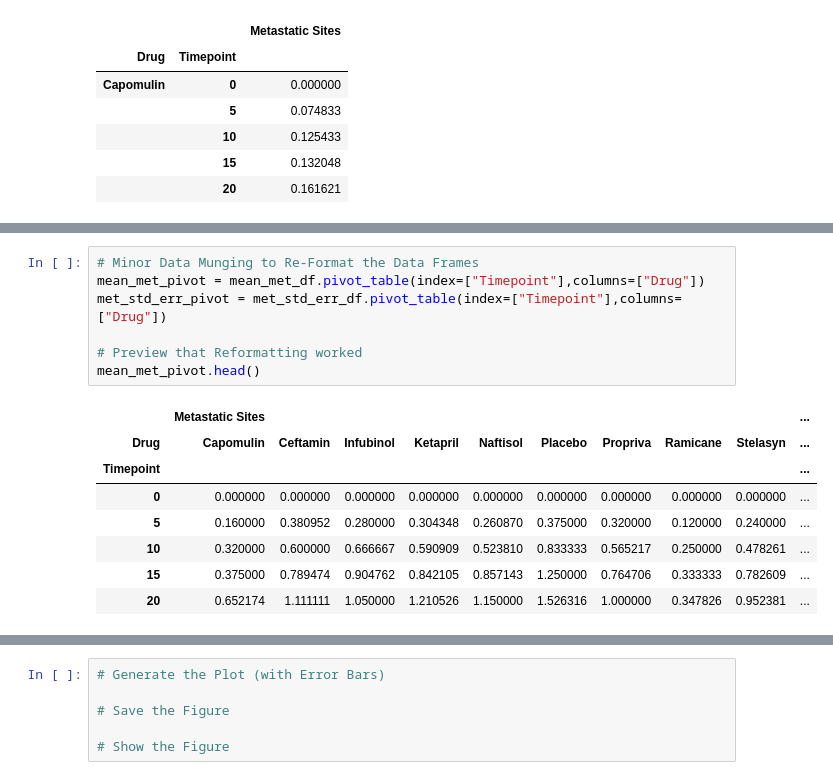
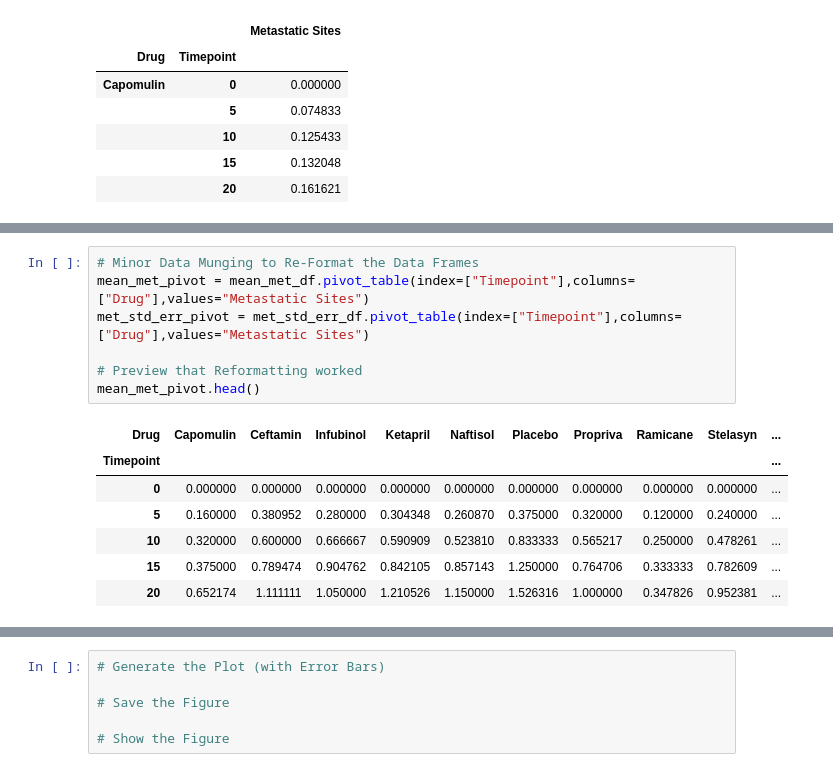
Before and after one commit to efrisch6/matplotlib-challenge, a Jupyter notebook: Pymaceuticals/pymaceuticals_starter.ipynb, the cells around one changed output, grey strips where cells are left out. Saved outputs shown, nothing was run; the diff lists cells and outputs as text.

```diff
--- a/Pymaceuticals/pymaceuticals_starter.ipynb
+++ b/Pymaceuticals/pymaceuticals_starter.ipynb
@@ -196,12 +165,11 @@ met_std_err_df.head()
 # %%
 # Minor Data Munging to Re-Format the Data Frames
-mean_met_pivot = mean_met_df.pivot_table(index=["Timepoint"],columns=["Drug"])
-met_std_err_pivot = met_std_err_df.pivot_table(index=["Timepoint"],columns=["Drug"])
+mean_met_pivot = mean_met_df.pivot_table(index=["Timepoint"],columns=["Drug"],values="Metastatic Sites")
+met_std_err_pivot = met_std_err_df.pivot_table(index=["Timepoint"],columns=["Drug"],values="Metastatic Sites")
 
 # Preview that Reformatting worked
 mean_met_pivot.head()
 # %% [output]
-|  | Metastatic Sites |  |  |  |  |  |  |  |  | ... |
 | Drug | Capomulin | Ceftamin | Infubinol | Ketapril | Naftisol | Placebo | Propriva | Ramicane | Stelasyn | ... |
 | Timepoint |  |  |  |  |  |  |  |  |  | ... |
 | 0 | 0.000000 | 0.000000 | 0.000000 | 0.000000 | 0.000000 | 0.000000 | 0.000000 | 0.000000 | 0.000000 | ... |
```
Also changed, not shown: parts of 21 cells of this notebook.
